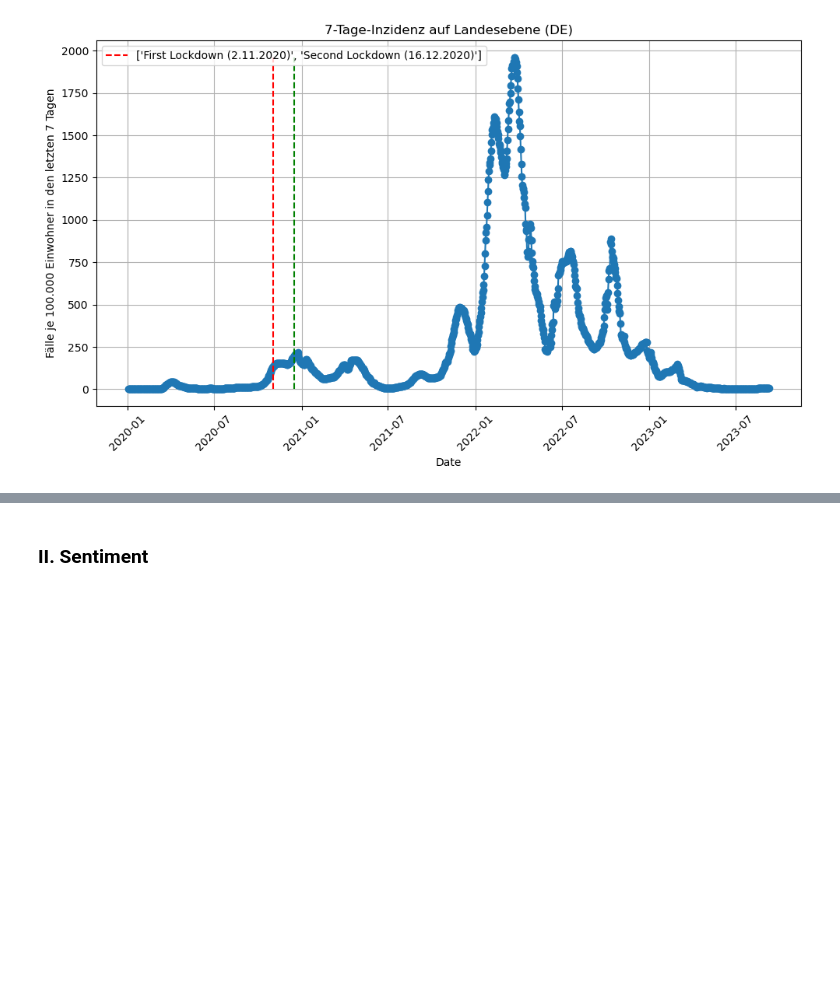
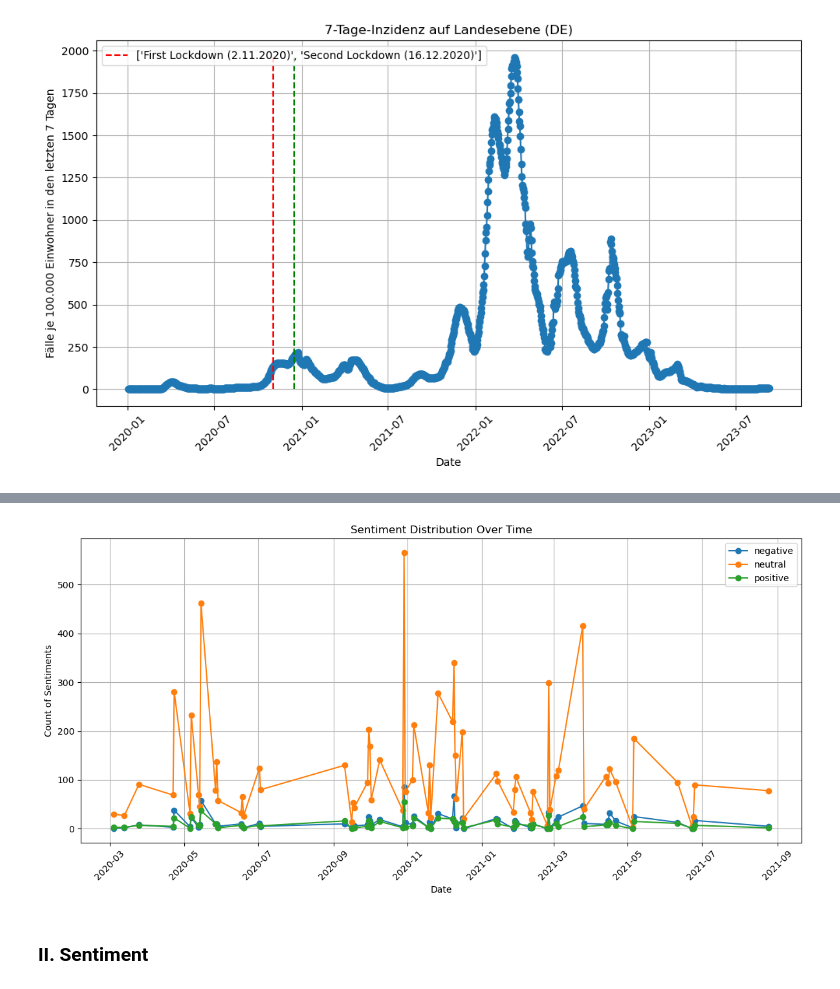
Before and after one commit to PHofmannn/Politische-Debatten, a Jupyter notebook: SentimentAnalyse.ipynb, the cells around one changed output, grey strips where cells are left out. Drawn from its saved outputs; the diff is of its cells as text; code cells hidden in the pictures; blank space fills up the shorter version.

```diff
--- a/SentimentAnalyse.ipynb
+++ b/SentimentAnalyse.ipynb
@@ -144,3 +182,27 @@ plt.show()
+# %%
+# Group the DataFrame by 'Date' and 'Sentiment' to count occurrences
+sentiment_counts = df_sentiment19.groupby(['date', 'Sentiment_Label']).size().unstack(fill_value=0)
+
+# Create the plot
+plt.figure(figsize=(12, 6))
+
+# Plot each sentiment category for each day
+for sentiment in sentiment_counts.columns:
+    plt.plot(sentiment_counts.index, sentiment_counts[sentiment], marker='o', linestyle='-', label=sentiment)
+
+# Customize the plot
+plt.title('Sentiment Distribution Over Time')
+plt.xlabel('Date')
+plt.ylabel('Count of Sentiments')
+plt.grid(True)
+plt.xticks(rotation=45)
+plt.legend()
+
+# Show the plot
+plt.tight_layout()
+plt.show()
+# %% [output]
+[figure, added]
 # %% [markdown]
 ### II. Sentiment
 # %%
```
Also changed, not shown: parts of 19 cells of this notebook.
